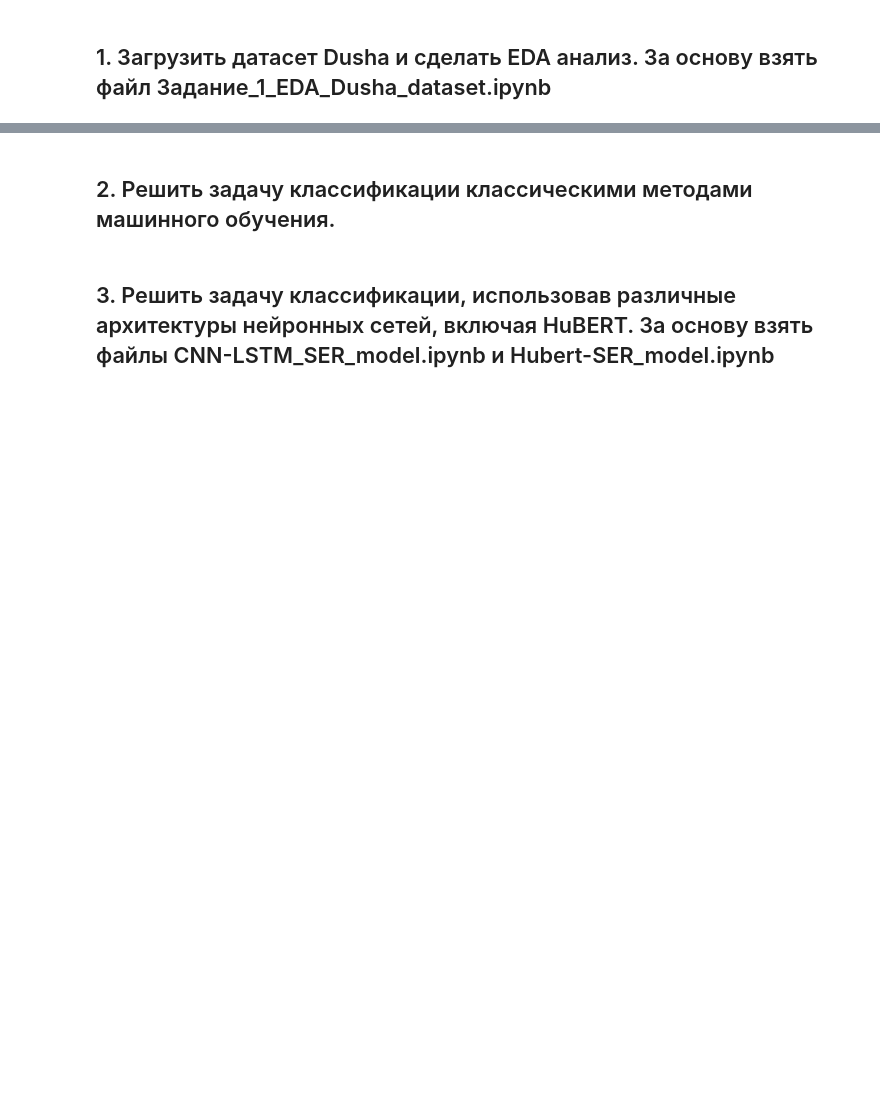
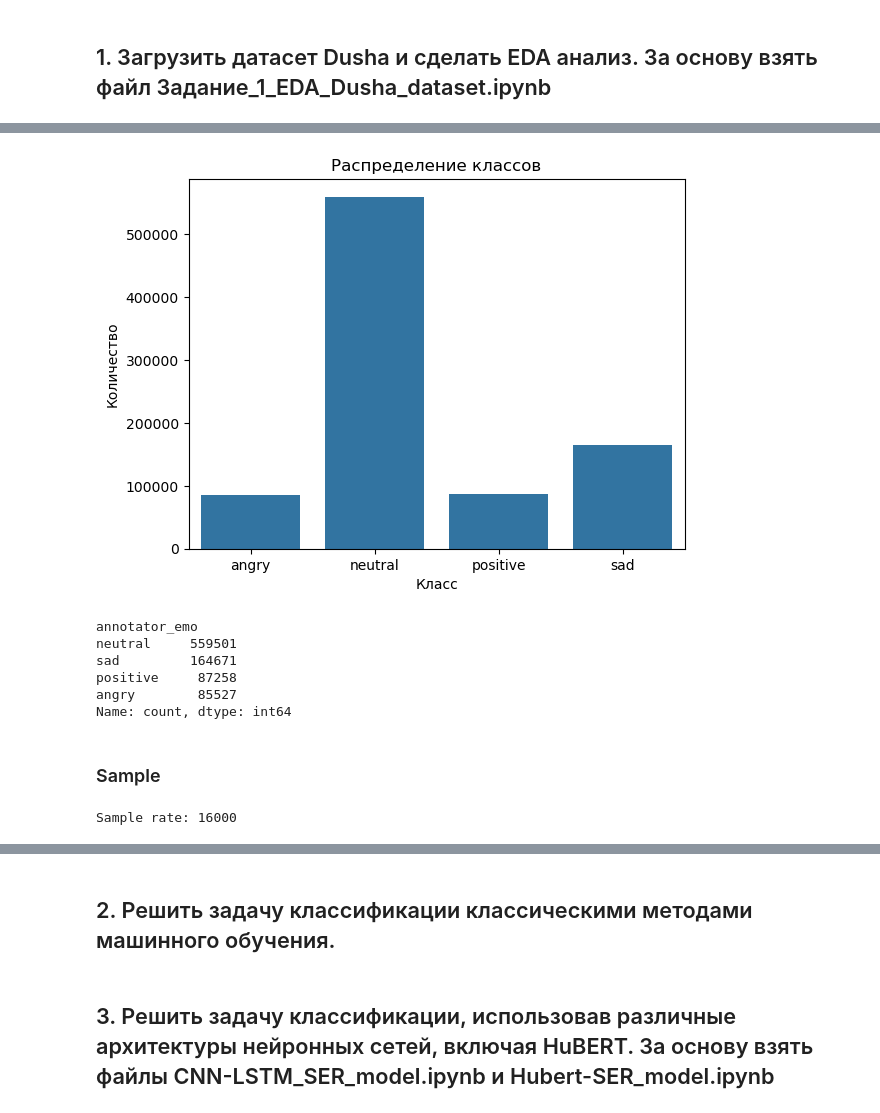
Before and after one commit to anpilove/NLP-FU, a Jupyter notebook: Lab6/Lab6_AudioSentiment.ipynb, the cells around one changed output, grey strips where cells are left out. Drawn from its saved outputs; the diff is of its cells as text; code cells hidden in the pictures; blank space fills up the shorter version.

```diff
--- a/Lab6/Lab6_AudioSentiment.ipynb
+++ b/Lab6/Lab6_AudioSentiment.ipynb
@@ -28,0 +149,29 @@ ModuleNotFoundError: ignored
+# %%
+sns.countplot(x='annotator_emo', data=crowd_train)
+
+plt.xlabel('Класс')
+plt.ylabel('Количество')
+plt.title('Распределение классов')
+
+plt.show()
+# %% [output]
+[figure, added]
+# %%
+crowd_train['annotator_emo'].value_counts()
+# %% [output]
+annotator_emo
+neutral     559501
+sad         164671
+positive     87258
+angry        85527
+Name: count, dtype: int64
+# %% [markdown]
+### Sample
+# %%
+import wave
+
+with wave.open(r'crowd_train/wavs/7f8cfd19f860eff13b2a9cad8b01973f.wav', "rb") as wave_file:
+    sampling_rate = wave_file.getframerate()
+    print(f"Sample rate: {sampling_rate}")
+# %% [output]
+Sample rate: 16000
```
Also changed, not shown: parts of 25 cells of this notebook.
